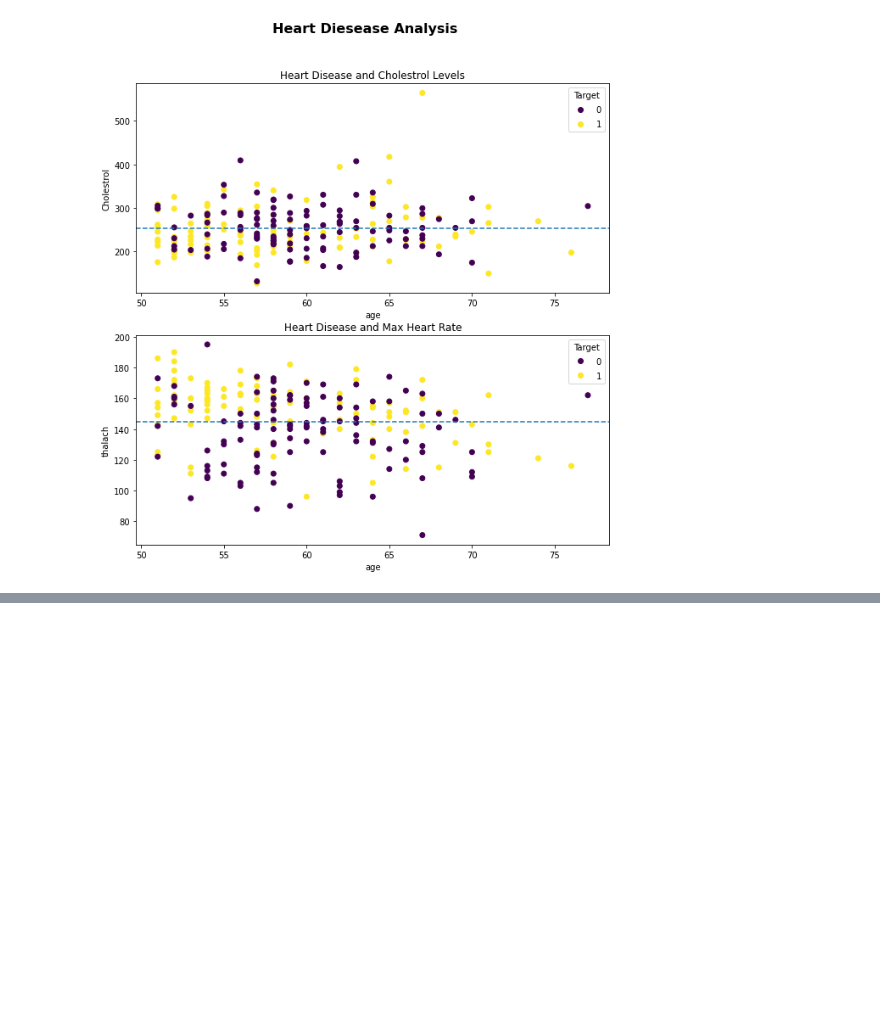
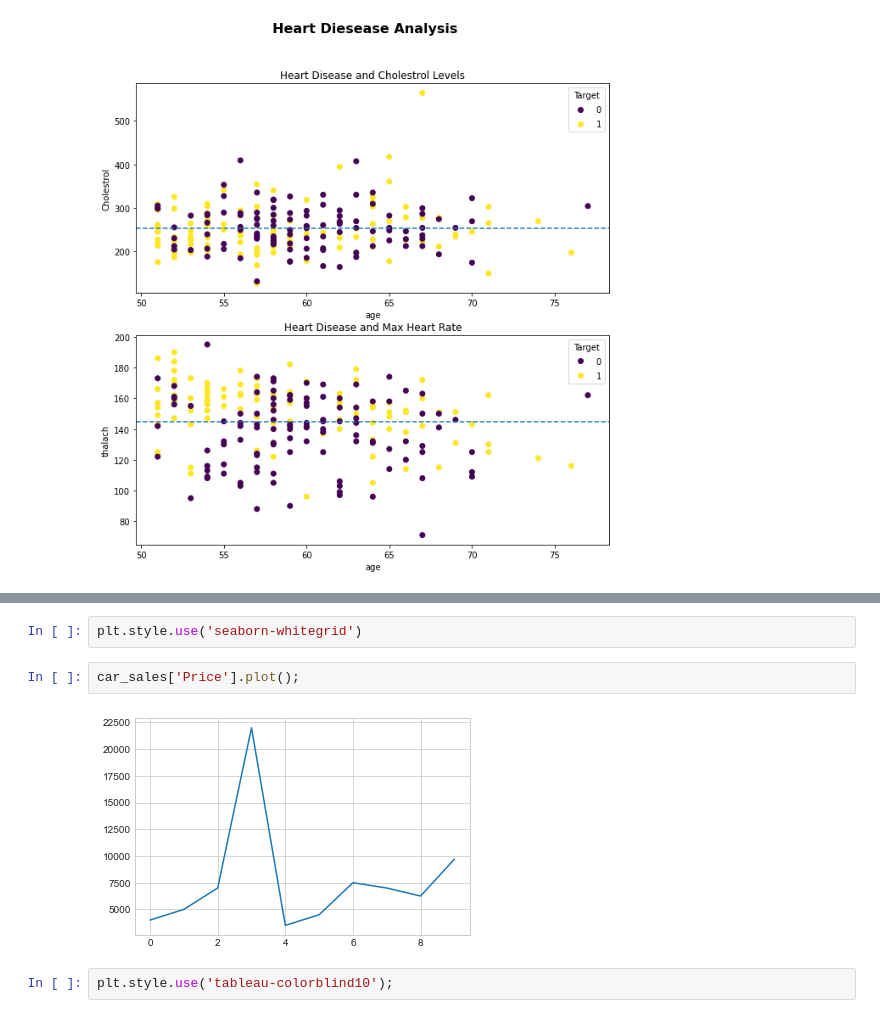
Before and after one commit to GKPSingh/M2D15, a Jupyter notebook: Learn Matplotlib.ipynb, the cells around one changed output, grey strips where cells are left out. Cells and saved outputs as stored; diff of their text form; blank space fills up the shorter version.

```diff
--- a/Learn Matplotlib.ipynb
+++ b/Learn Matplotlib.ipynb
@@ -305,0 +329,8 @@ fig.suptitle('Heart Diesease Analysis', fontsize =16, fontweight = 'bold' );
+# %%
+plt.style.use('seaborn-whitegrid')
+# %%
+car_sales['Price'].plot();
+# %% [output]
+[figure, added]
+# %%
+plt.style.use('tableau-colorblind10');
```
Also changed, not shown: parts of 14 cells of this notebook.
